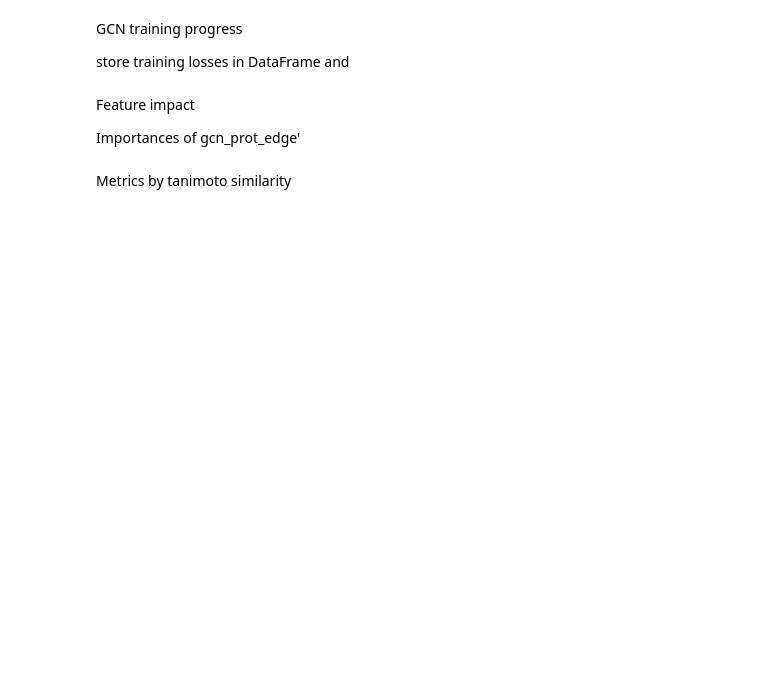
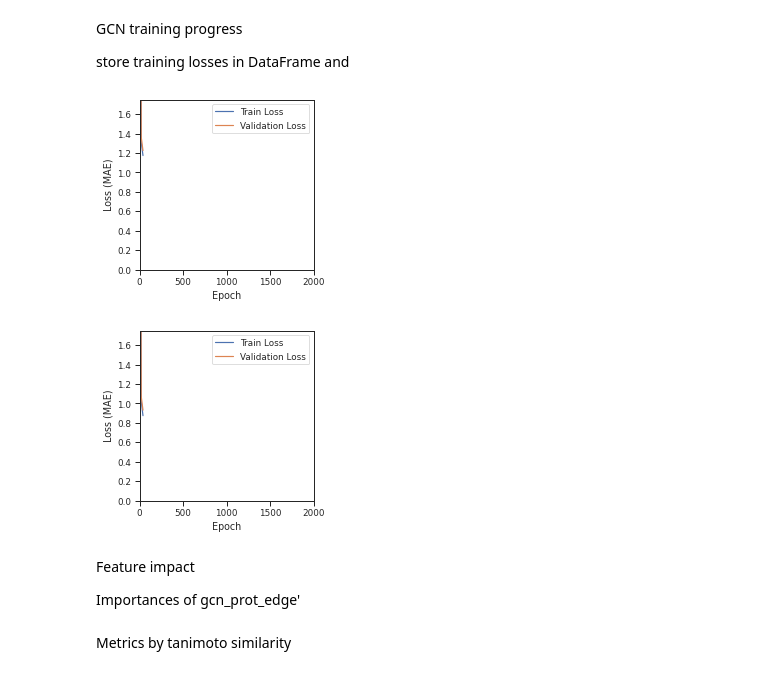
Before and after one commit to mayrf/pkasolver, a Jupyter notebook: examples/paper_run_1/paper_workflow.ipynb, the cells around one changed output. Cells and saved outputs as stored; diff of their text form; code cells hidden in the pictures; blank space fills up the shorter version.

```diff
--- a/examples/paper_run_1/paper_workflow.ipynb
+++ b/examples/paper_run_1/paper_workflow.ipynb
@@ -12,16 +12,15 @@ from config import (
     edge_feat_list,
     BATCH_SIZE,
     NUM_ESTIMATORS,
-    num_node_features,
-    num_edge_features,
 )
-from pkasolver.constants import SEED, DEVICE
+from pkasolver.constants import SEED, DEVICE, node_feat_values, edge_feat_values
 from pkasolver.data import (
     load_data,
     preprocess_all,
     train_validation_set_split,
     make_stat_variables,
     make_pyg_dataset_from_dataframe,
+    calculate_nr_of_features,
 
 )
 from pkasolver.ml_architecture import (
@@ -42,7 +41,7 @@ from pkasolver.ml_architecture import (
 )
 from pkasolver.chem import generate_morgan_fp_array, calculate_tanimoto_coefficient
 from pkasolver.ml import dataset_to_dataloader, test_ml_model, test_graph_model
-from pkasolver.stat import compute_stats
+from pkasolver.stat import compute_stats, compute_kl_divergence
 import random
 import os
 import numpy as np
@@ -68,6 +67,9 @@ from rdkit.Chem import Draw, Mol
 random.seed(SEED)
 imgdir = "images_and_tables"
 os.makedirs(imgdir, exist_ok=True)
+
+num_node_features = calculate_nr_of_features(node_feat_list)
+num_edge_features = calculate_nr_of_features(edge_feat_list)
 # %% [output]
 Setting num threads to 1
 Pytorch will use cuda
@@ -316,7 +344,7 @@ print(f"trained/loaded baseline models successfully")
 train all graph models in protonated, deprotonated and pair mode
 # %%
 from pkasolver.ml_architecture import GINProt, GINPairV1,GINPairV2, AttentiveProt
-NUM_EPOCHS = 5
+NUM_EPOCHS = 40
 
 models = [('GCNPairSingleConv', GCNPairSingleConv),
 ('GCNPairTwoConv', GCNPairTwoConv),
@@ -461,21 +543,24 @@ GCN training progress
 
 store training losses in DataFrame and
 # %%
-for x,y in list([['prot','edge'],['prot','no-edge']]):
-    df_prog=pd.DataFrame(graph_models[x][y].checkpoint['progress_table'])
+for m in list(["GCNPairSingleConv","GCNPairTwoConv"]):
+    df_prog=pd.DataFrame(graph_models[m].checkpoint['progress_table'])
 #     df_prog=pd.DataFrame(graph_models_cv[x][y][1].checkpoint['progress_table'])
     #plot learning
     fig, ax = plt.subplots()
     fig.set_size_inches(3.125,3.125)
     sns.lineplot(x='epoch',y='train_loss', label='Train Loss',data=df_prog,ax=ax)
-    sns.lineplot(x='epoch',y='test_loss',label='Validation Loss',data=df_prog,ax=ax)
+    sns.lineplot(x='epoch',y='validation_loss',label='Validation Loss',data=df_prog,ax=ax)
     ax.set_ylabel("Loss (MAE)")
     ax.set_xlabel("Epoch")
     ax.set_xlim(left=0, right=2000)
     ax.set_ylim(top=1.75, bottom=0)
 #     plt.title(f'training progress of gcn_{x}_{y} model')
-    plt.savefig(f'{imgdir}/training_progress_gcn_{x}_{y}.pdf',bbox_inches='tight')
+    plt.savefig(f'{imgdir}/training_progress_gcn_{m}.pdf',bbox_inches='tight')
     plt.show()
+# %% [output]
+[figure, added]
+[figure, added]
 # %% [markdown]
 
 Feature impact
```
Also changed, not shown: parts of 14 cells of this notebook, 4 other files.
